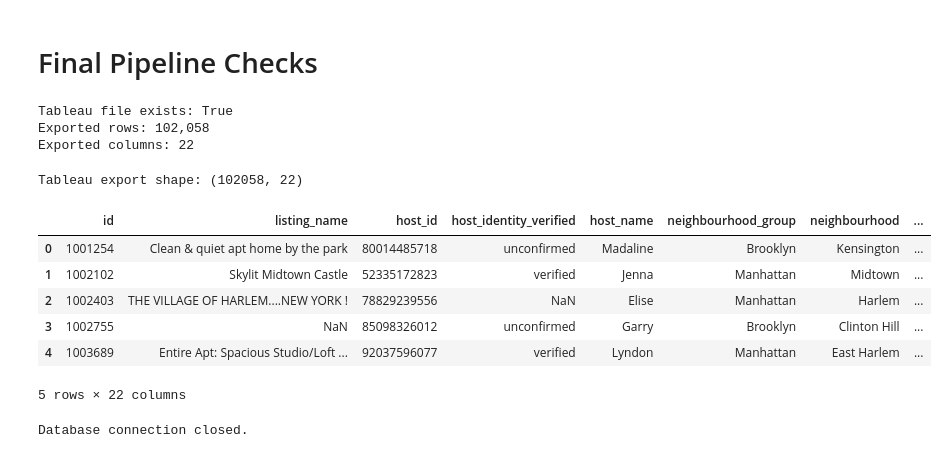
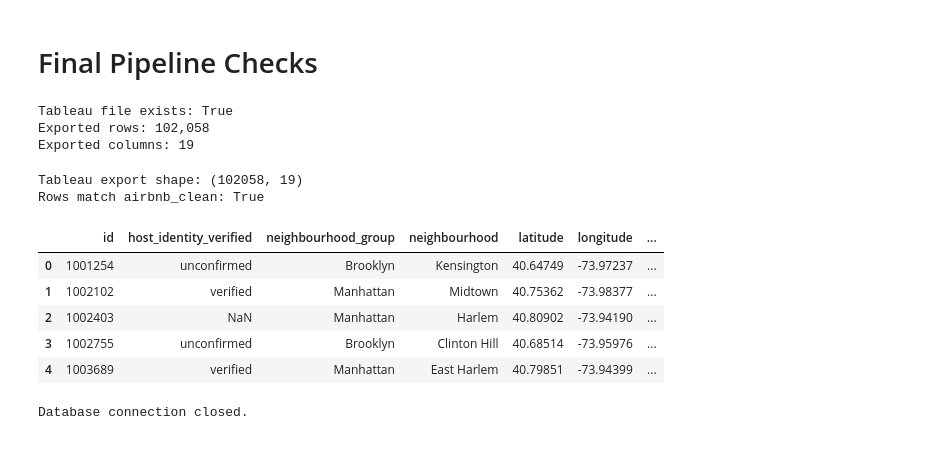
Before and after one commit to jayV388/jayV388-portfolio, a Jupyter notebook: Projects/airbnb_analysis/notebooks/02_pipeline.ipynb, the cells around one changed output. Drawn from its saved outputs; the diff is of its cells as text; code cells hidden in the pictures.

Commit message:
Complete pipeline with Tableau export and final checks

```diff
--- a/Projects/airbnb_analysis/notebooks/02_pipeline.ipynb
+++ b/Projects/airbnb_analysis/notebooks/02_pipeline.ipynb
@@ -274,31 +283,37 @@ c:\Users\jayvy\OneDrive\Documents\jayV388-portfolio\Projects\airbnb_analysis\dat
 # confirm tableau export was created
 
 print('Tableau file exists:', tableau_path.exists())
-print(f'Exported rows: {df_clean.shape[0]:,}')
-print(f'Exported columns: {df_clean.shape[1]}')
+print(f'Exported rows: {df_tableau.shape[0]:,}')
+print(f'Exported columns: {df_tableau.shape[1]}')
 # %% [output]
 Tableau file exists: True
 Exported rows: 102,058
-Exported columns: 22
+Exported columns: 19
 # %%
-# verfiy exported tableau file
+# verify exported tableau file
 
 tableau_check = pd.read_csv(
     tableau_path,
     low_memory=False
 )
 
+clean_count = pd.read_sql_query(
+    'SELECT COUNT(*) AS n FROM airbnb_clean;',
+    conn
+)['n'][0]
+
 print(f'Tableau export shape: {tableau_check.shape}')
+print(f'Rows match airbnb_clean: {tableau_check.shape[0] == clean_count}')
 display(tableau_check.head())
 # %% [output]
-Tableau export shape: (102058, 22)
+Tableau export shape: (102058, 19)
+Rows match airbnb_clean: True
-|  | id | listing_name | host_id | host_identity_verified | host_name | neighbourhood_group | neighbourhood | ... |
-| 0 | 1001254 | Clean & quiet apt home by the park | 80014485718 | unconfirmed | Madaline | Brooklyn | Kensington | ... |
-| 1 | 1002102 | Skylit Midtown Castle | 52335172823 | verified | Jenna | Manhattan | Midtown | ... |
-| 2 | 1002403 | THE VILLAGE OF HARLEM....NEW YORK ! | 78829239556 | NaN | Elise | Manhattan | Harlem | ... |
-| 3 | 1002755 | NaN | 85098326012 | unconfirmed | Garry | Brooklyn | Clinton Hill | ... |
-| 4 | 1003689 | Entire Apt: Spacious Studio/Loft ... | 92037596077 | verified | Lyndon | Manhattan | East Harlem | ... |
+|  | id | host_identity_verified | neighbourhood_group | neighbourhood | latitude | longitude | ... |
+| 0 | 1001254 | unconfirmed | Brooklyn | Kensington | 40.64749 | -73.97237 | ... |
+| 1 | 1002102 | verified | Manhattan | Midtown | 40.75362 | -73.98377 | ... |
+| 2 | 1002403 | NaN | Manhattan | Harlem | 40.80902 | -73.94190 | ... |
+| 3 | 1002755 | unconfirmed | Brooklyn | Clinton Hill | 40.68514 | -73.95976 | ... |
+| 4 | 1003689 | verified | Manhattan | East Harlem | 40.79851 | -73.94399 | ... |
-5 rows × 22 columns
 # %%
 # close database connection
 
```
Also changed, not shown: parts of 3 cells of this notebook.
